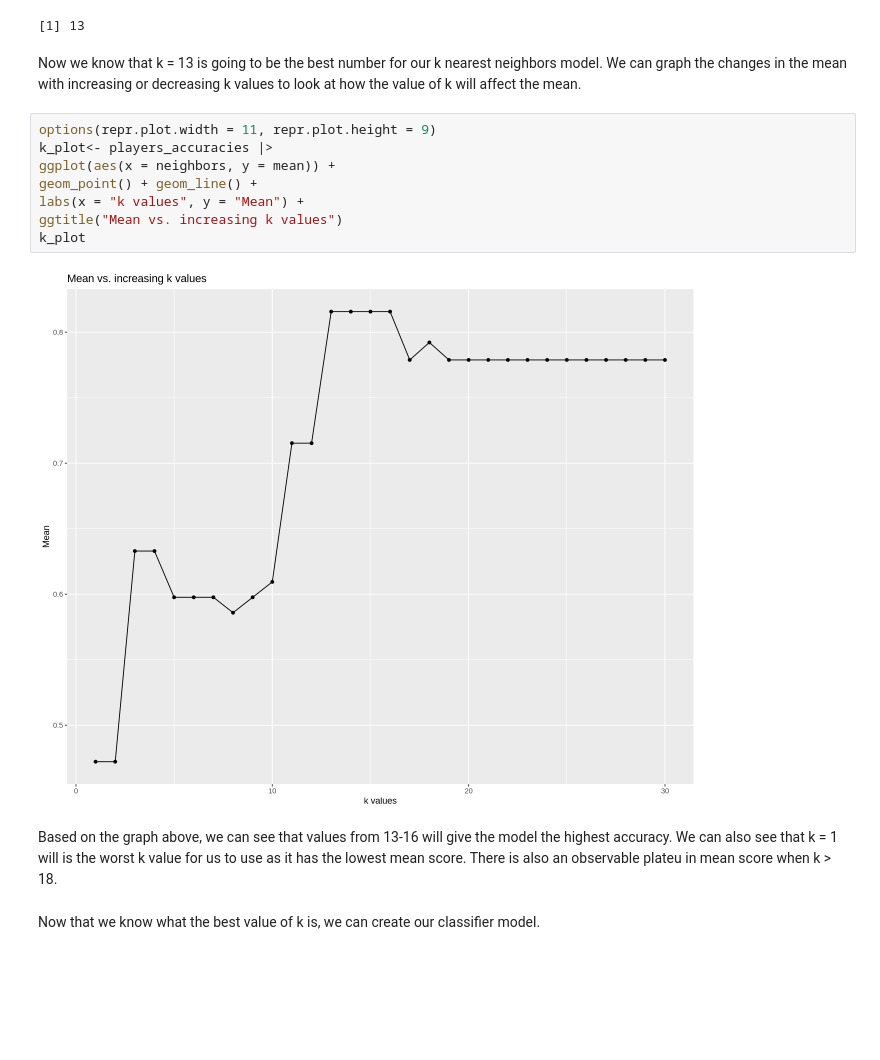
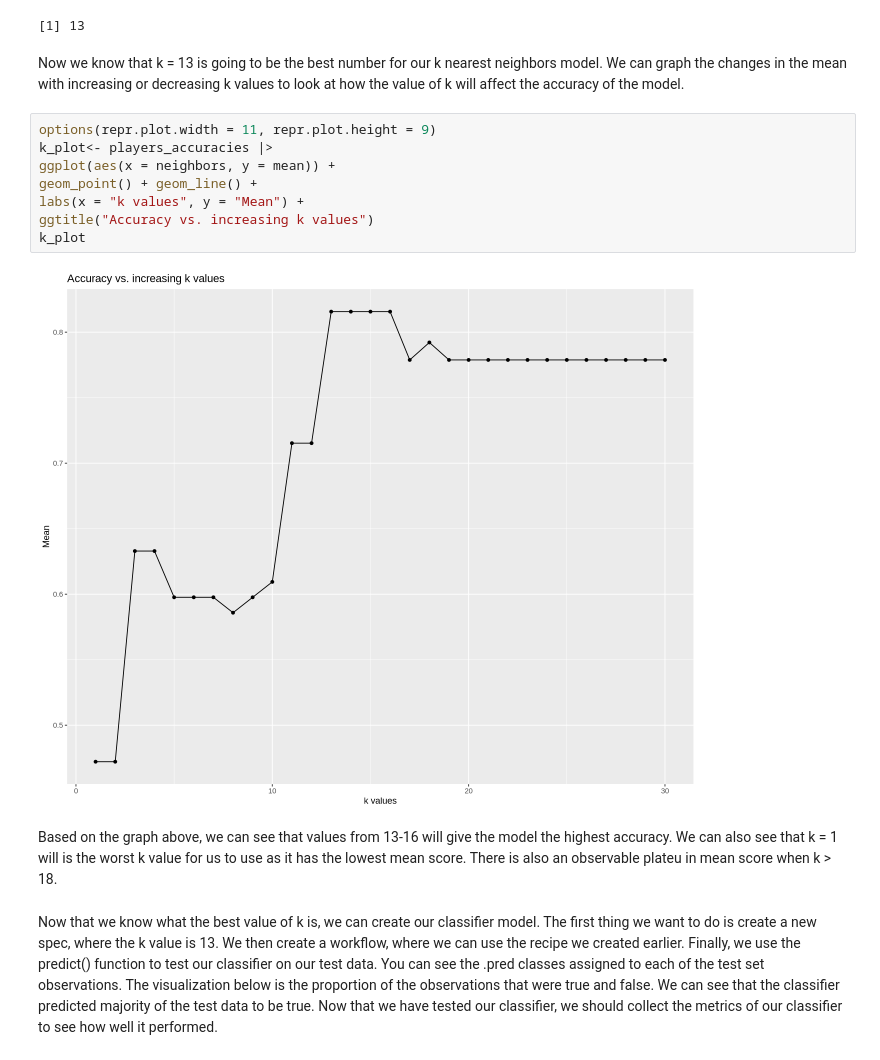
Before and after one commit to navis17/DSCI-100-Group-Project-Final-Report, a Jupyter notebook: Methods and Results.ipynb, the cells around one changed output. Cells and saved outputs as stored; diff of their text form; blank space fills up the shorter version.

```diff
--- a/Methods and Results.ipynb
+++ b/Methods and Results.ipynb
@@ -214,18 +204,19 @@ A tibble: 30 × 7
 | 30 | accuracy | binary | 0.7788235 | 5 | 0.008645258 | Preprocessor1_Model30 |
 [1] 13
 # %% [markdown]
-Now we know that k = 13 is going to be the best number for our k nearest neighbors model. We can graph the changes in the mean with increasing or decreasing k values to look at how the value of k will affect the mean.
+Now we know that k = 13 is going to be the best number for our k nearest neighbors model. We can graph the changes in the mean with increasing or decreasing k values to look at how the value of k will affect the accuracy of the model.
 # %%
 options(repr.plot.width = 11, repr.plot.height = 9)
 k_plot<- players_accuracies |>
 ggplot(aes(x = neighbors, y = mean)) +
 geom_point() + geom_line() +
 labs(x = "k values", y = "Mean") +
-ggtitle("Mean vs. increasing k values")
+ggtitle("Accuracy vs. increasing k values")
 k_plot
 # %% [output]
-[figure, old version]
+[figure, new version]
 # %% [markdown]
 Based on the graph above, we can see that values from 13-16 will give the model the highest accuracy. We can also see that k = 1 will is the worst k value for us to use as it has the lowest mean score. There is also an observable plateu in mean score when k > 18.
 # %% [markdown]
-Now that we know what the best value of k is, we can create our classifier model.
+Now that we know what the best value of k is, we can create our classifier model. The first thing we want to do is create a new spec, where the k value is 13.
+We then create a workflow, where we can use the recipe we created earlier. Finally, we use the predict() function to test our classifier on our test data. You can see the .pred classes assigned to each of the test set observations. The visualization below is the proportion of the observations that were true and false. We can see that the classifier predicted majority of the test data to be true. Now that we have tested our classifier, we should collect the metrics of our classifier to see how well it performed.
```
Also changed, not shown: parts of 20 cells of this notebook.
